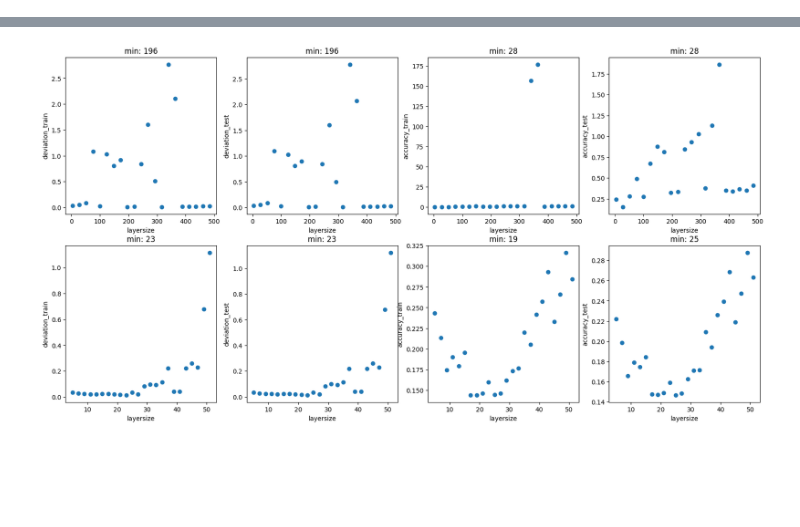
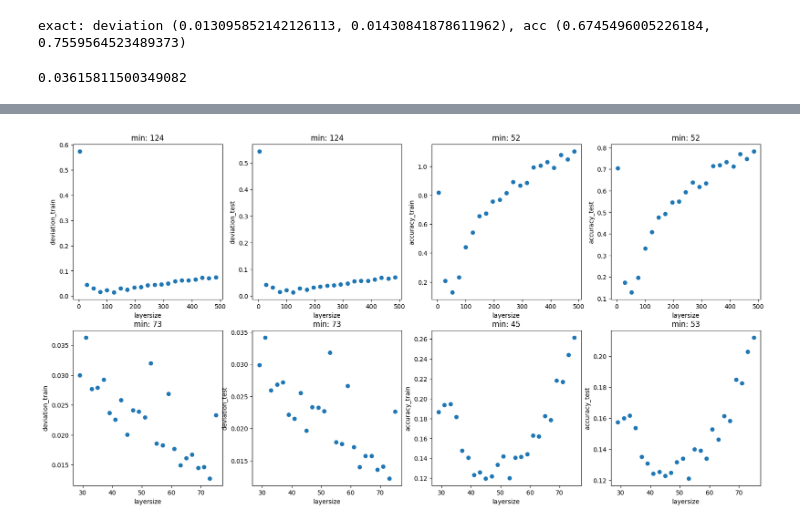
Before and after one commit to delimarr/ip5_code, a Jupyter notebook: elm.ipynb, the cells around one changed output, grey strips where cells are left out. Drawn from its saved outputs; the diff is of its cells as text; code cells hidden in the pictures; blank space fills up the shorter version.

```diff
--- a/elm.ipynb
+++ b/elm.ipynb
@@ -462,15 +464,14 @@ def run_exact(
     return ({'accuracy' : (acc_train, acc_test), 'deviation' : (d_train, d_test)}, elm, num_data)
 # %%
 # example
-num_dom = 10000
-num_bnd = 2500
+num_dom = 16384
+num_bnd = 2048
 num_tst = 420
-layers = [8, 32, 128, 512]
+layers = [32, 128, 512, 2048]
 rcond = 1e-10
 
-res, _, num_data = run(num_dom, num_bnd, num_tst, layers, rcond)
-print(res)
-print(num_data)
+#res, pde_elm, num_data = run(num_dom, num_bnd, num_tst, layers, rcond)
+res_exact, ect_elm, num_data = run_exact(num_dom, num_bnd, num_tst, layers, rcond)
 # %% [output]
 Warning: CSGDifference.uniform_points not implemented. Use random_points instead.
 Warning: CSGDifference.uniform_points not implemented. Use random_points instead.
@@ -481,0 +488,25 @@ Warning: CSGDifference.uniform_points not implemented. Use random_points instead
+# %%
+num_dom = 4096
+num_bnd = 1024
+num_tst = 420
+layers = [32]
+rcond = 1e-10
+geom = RectHole(num_dom=num_dom, num_bnd=num_bnd, num_tst=num_tst)
+
+res32, pde32, num_data = run(num_dom, num_bnd, num_tst, layers, rcond)
+exact32 = ExactELM(pde32)
+X_dom, Xt, X_bcs = res32['data']
+X = np.concatenate([X_dom, *X_bcs])
+exact32.fit(X_dom, X_bcs, geom.exact_sol)
+compare_hl(pde32, exact32, X_dom)
+print(f"pde: deviation {res32['deviation']}, acc {res32['accuracy']}")
+print(f"exact: deviation {get_deviation(exact32, geom)}, acc {exact32.get_accuracy(X, geom), exact32.get_accuracy(Xt, geom)}")
+pde_w = pde32.full_model_.get_weights()
+pde_w = np.concatenate([pde_w[-1].reshape(1, 1), pde_w[-2]]).flatten()
+plt.plot(np.arange(pde_w.shape[0]), pde_w)
+plt.plot(np.arange(pde_w.shape[0]), exact32.weights[-1])
+plt.xlabel("weight index, index_0 = bias")
+plt.ylabel("weight")
+plt.legend(("loss", "exact"))
+plt.title("weights comparison between loss and exact")
+...
@@ -482,8 +529,19 @@ Warning: CSGDifference.uniform_points not implemented. Use random_points instead
+# %%
+mw = (pde_w.flatten() + exact32.weights[-1].flatten())/2
+exact32.weights[-1] = mw.reshape(exact32.weights[-1].shape)
+print(f"exact: deviation {get_deviation(exact32, geom)}, acc {exact32.get_accuracy(X, geom), exact32.get_accuracy(Xt, geom)}")
+# %% [output]
+exact: deviation (0.013095852142126113, 0.01430841878611962), acc (0.6745496005226184, 0.7559564523489373)
+# %%
+t_ex = timeit.repeat(lambda: exact32.fit(X_dom, X_bcs, geom.exact_sol), number=20, repeat=1)
+print(t_ex[0]/20)
+# %% [output]
+0.03615811500349082
 # %%
 # find best layersize
-num_dom = 12_000
-num_bnd = 4_200
-num_tst = 10_000
+num_dom = 2000
+num_bnd = 500
+num_tst = 2700
 rcond = 1e-10
 start = 4
 stop = 500
@@ -503,7 +561,7 @@ while step >= 1:
         'min_l' : 0
         }
     for l in layers:
-        r, _, _ = run(num_dom, num_bnd, num_tst, [16] + l, rcond)
+        r, _, _ = run(num_dom, num_bnd, num_tst, l, rcond)
         res_step['deviation_train'].append(r['deviation'][0])
         res_step['deviation_test'].append(r['deviation'][1])
         res_step['accuracy_train'].append(r['accuracy'][0])
@@ -548,5 +606,5 @@ Warning: CSGDifference.uniform_points not implemented. Use random_points instead
 Warning: CSGDifference.uniform_points not implemented. Use random_points instead.
 Warning: CSGDifference.uniform_points not implemented. Use random_points instead.
 Warning: CSGDifference.uniform_points not implemented. Use random_points instead.
 Warning: Rectangle boundary_normal called on vertices. You may use PDE(..., exclusions=...) to exclude the vertices.
-[figure, old version]
+[figure, new version]
```
Also changed, not shown: parts of 13 cells of this notebook, 2 other files.
